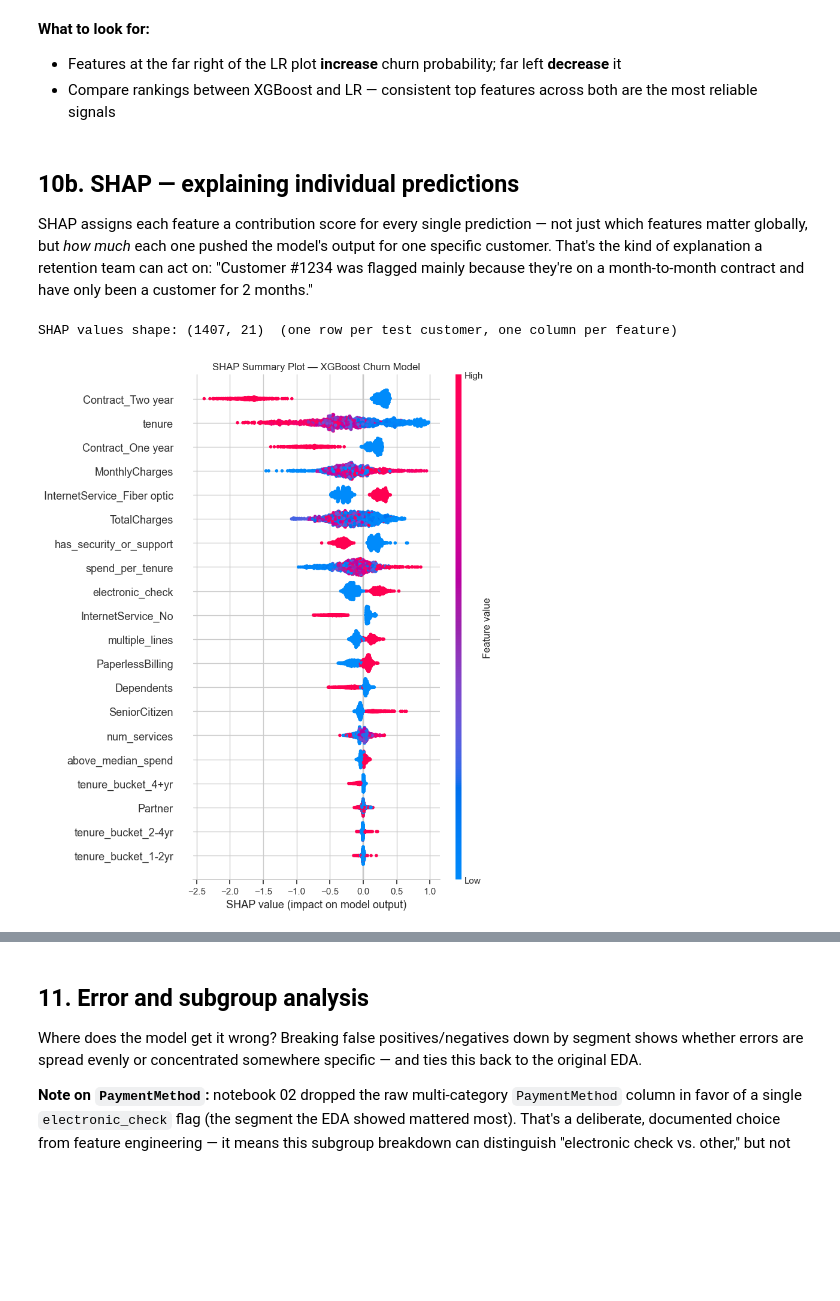
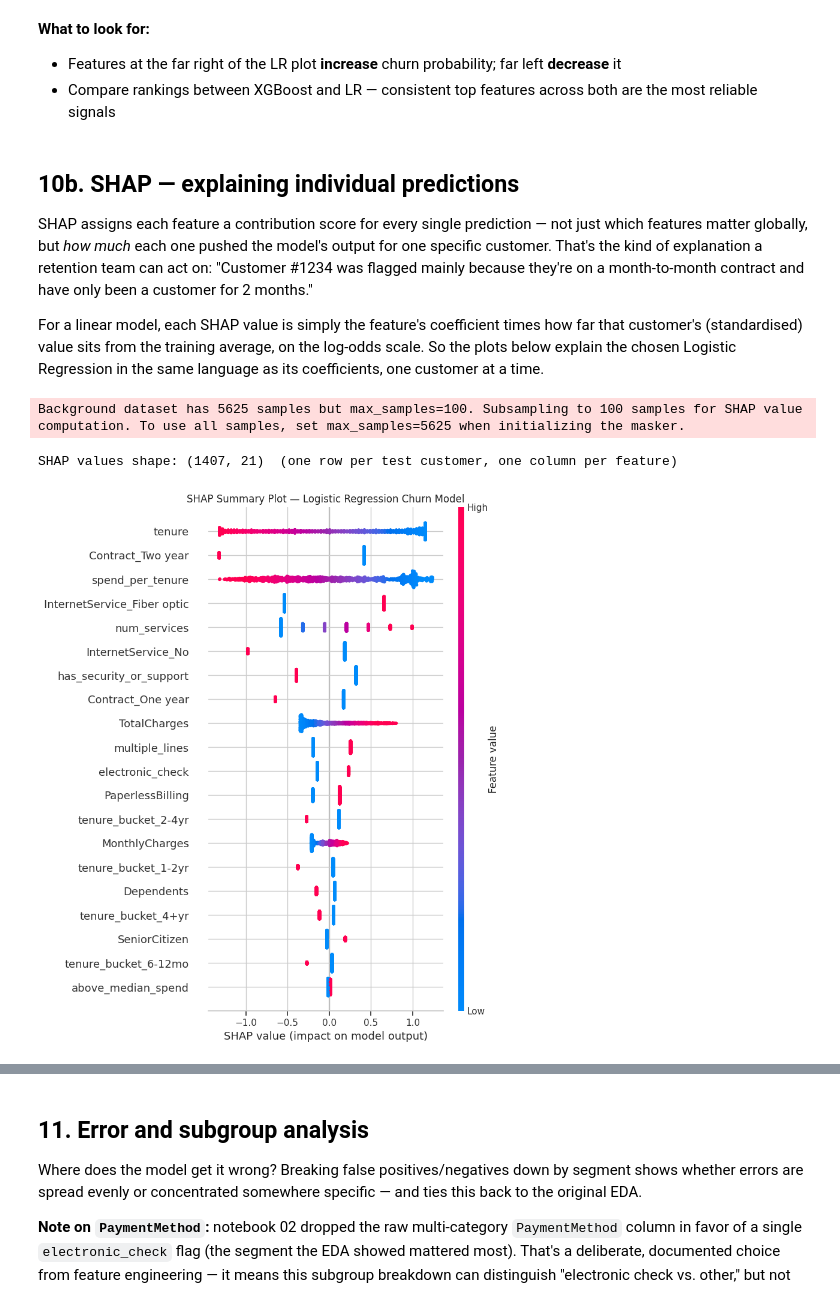
Before and after one commit to lmcbride053/customer-churn-prediction, a Jupyter notebook: notebooks/03_modeling_and_evaluation.ipynb, the cells around one changed output, grey strips where cells are left out. Saved outputs shown, nothing was run; the diff lists cells and outputs as text; code cells hidden in the pictures; blank space fills up the shorter version.

```diff
--- a/notebooks/03_modeling_and_evaluation.ipynb
+++ b/notebooks/03_modeling_and_evaluation.ipynb
@@ -132,10 +132,17 @@ that's the bar the baseline sets, not 'high accuracy.'
 ## 4. Train candidate models
 # %%
 # ── Logistic Regression ───────────────────────────────────────────────────────
-lr = LogisticRegression(C=1.0, max_iter=1000, class_weight='balanced', random_state=RANDOM_STATE)
-lr.fit(X_train_scaled, y_train)
-lr_proba = lr.predict_proba(X_test_scaled)[:, 1]
-lr_pred = lr.predict(X_test_scaled)
+# No class weighting: class_weight='balanced' inflates predicted probabilities
+# (it trains the model as if churn were ~50% common), which badly hurts
+# calibration. The class imbalance is handled instead by the decision
+# threshold, which is chosen by cross-validation in Section 7.
+lr = make_pipeline(
+    StandardScaler(),
+    LogisticRegression(C=1.0, max_iter=1000, random_state=RANDOM_STATE),
+)
+lr.fit(X_train, y_train)
+lr_proba = lr.predict_proba(X_test)[:, 1]
+lr_pred = lr.predict(X_test)
 print("Logistic Regression trained.")
 # %% [output]
 Logistic Regression trained.
@@ -425,24 +437,35 @@ not just which features matter globally, but *how much* each one pushed the
 model's output for one specific customer. That's the kind of explanation a
 retention team can act on: "Customer #1234 was flagged mainly because they're
 on a month-to-month contract and have only been a customer for 2 months."
+
+For a linear model, each SHAP value is simply the feature's coefficient times
+how far that customer's (standardised) value sits from the training average,
+on the log-odds scale. So the plots below explain the chosen Logistic
+Regression in the same language as its coefficients, one customer at a time.
 # %%
-!{sys.executable} -m pip install shap -q
-import shap
+lr_scaler = lr.named_steps['standardscaler']
+lr_clf = lr.named_steps['logisticregression']
 
-explainer = shap.TreeExplainer(xgb)
-shap_values = explainer(X_test)
+X_train_std = pd.DataFrame(lr_scaler.transform(X_train), columns=X_train.columns)
+X_test_std = pd.DataFrame(lr_scaler.transform(X_test), columns=X_test.columns)
+
+explainer = shap.LinearExplainer(lr_clf, X_train_std)
+shap_values = explainer(X_test_std)
+# Show original (unscaled) feature values on the plots so they're readable.
+shap_values.data = X_test.values
 
 print(f"SHAP values shape: {shap_values.values.shape}  (one row per test customer, one column per feature)")
 # %% [output]
-SHAP values shape: (1407, 21)  (one row per test customer, one column per feature)
+Background dataset has 5625 samples but max_samples=100. Subsampling to 100 samples for SHAP value computation. To use all samples, set max_samples=5625 when initializing the masker.
+SHAP values shape: (1407, 21)  (one row per test customer, one column per feature)
 # %%
 shap.summary_plot(shap_values, X_test, show=False)
-plt.title("SHAP Summary Plot — XGBoost Churn Model")
+plt.title("SHAP Summary Plot — Logistic Regression Churn Model")
 plt.tight_layout()
 plt.savefig('../data/plots/shap_summary.png', dpi=150, bbox_inches='tight')
 plt.show()
 # %% [output]
-[figure, old version]
+[figure, new version]
 # %%
 high_risk_idx = np.argmax(chosen_proba)
 
```
Also changed, not shown: parts of 17 cells of this notebook, 4 other files.
